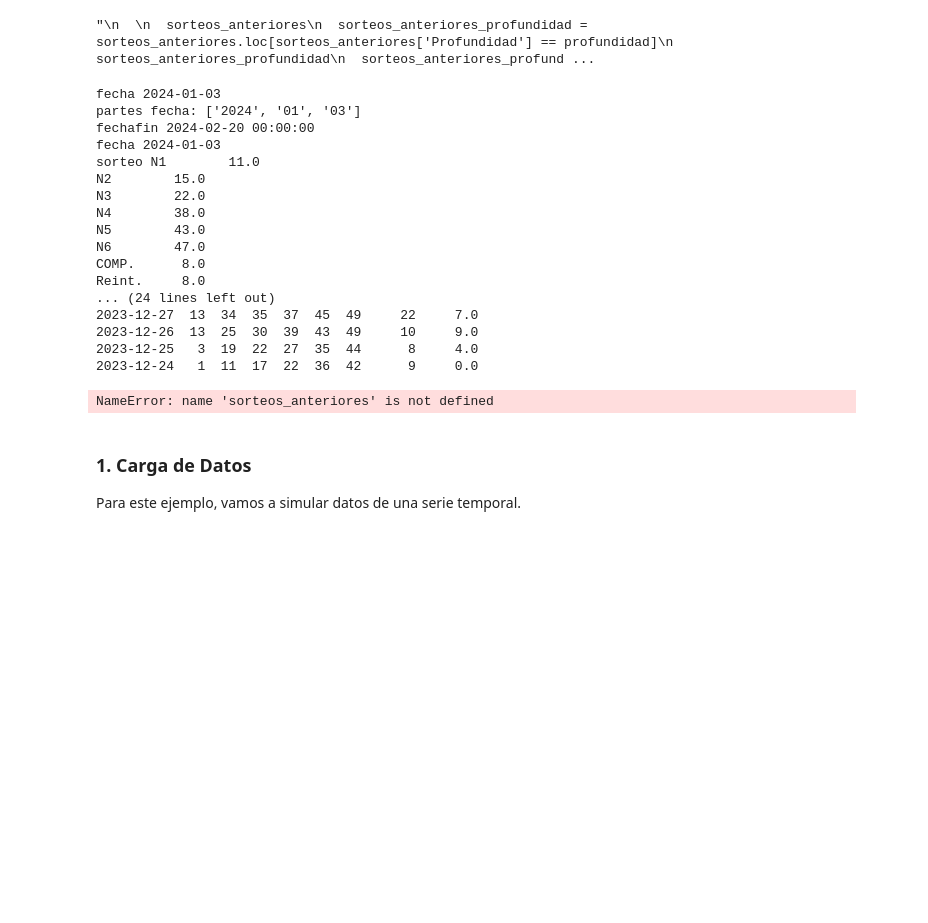
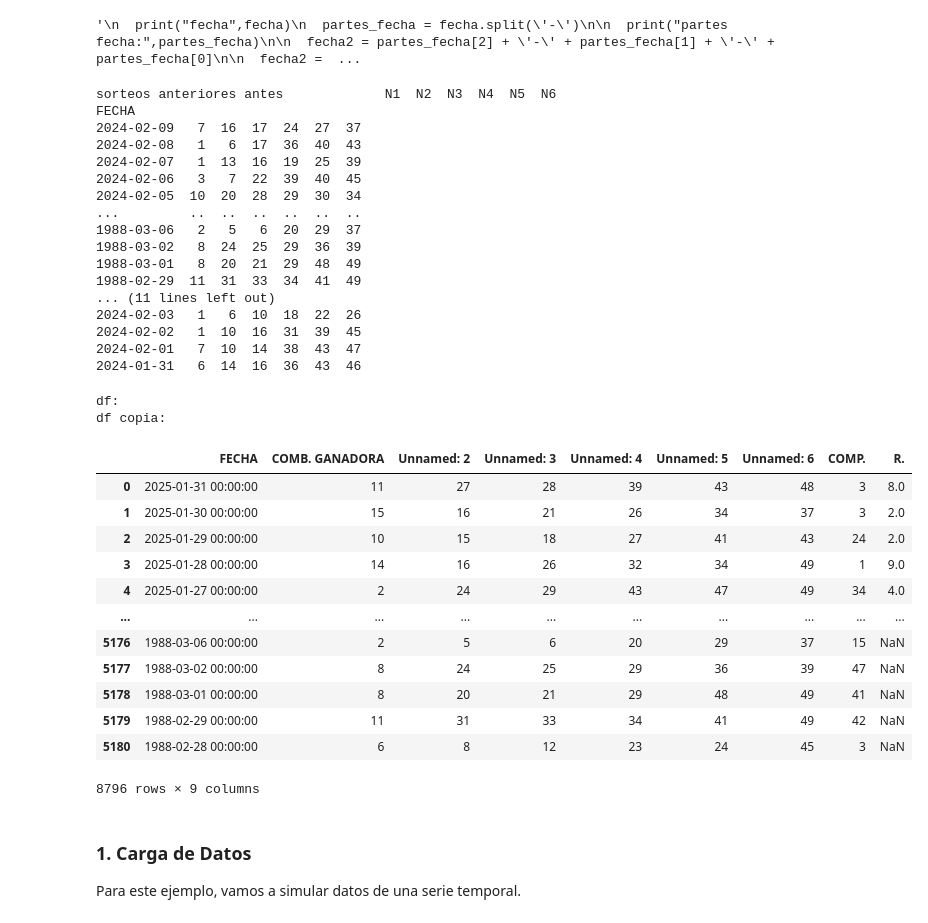
Before and after one commit to a-nt-1/jupyter2, a Jupyter notebook: prediccion_series_temporales_ai_2.ipynb, the cells around one changed output. Drawn from its saved outputs; the diff is of its cells as text; code cells hidden in the pictures; blank space fills up the shorter version.

```diff
--- a/prediccion_series_temporales_ai_2.ipynb
+++ b/prediccion_series_temporales_ai_2.ipynb
@@ -20,15 +20,20 @@ file = BytesIO(response.content)
 df1 = pd.read_excel(file, sheet_name="2013 a 2025")
 df2 = pd.read_excel(file, sheet_name="1988 a 2012")
 df = pd.concat([df1, df2])
+#dfcopia = df.copy()
+df.drop(["R.","COMP."], axis=1, inplace=True)
 
-df
+#print("df    :")
+#print(df)
 
+#print("df copia   :")
+#dfcopia
 # cambiamos el nombre de las columnas
 df.rename(columns={"COMB. GANADORA":"N1", "Unnamed: 2":"N2", "Unnamed: 3":"N3", "Unnamed: 4":"N4", "Unnamed: 5":"N5", "Unnamed: 6":"N6", "R.":"Reint."} , inplace=True)
 
 #cambiamos el tipo de dato de Reint a int32
 
-df.astype({'Reint.': 'int64'}, errors='ignore')
+#df.astype({'Reint.': 'int64'}, errors='ignore')
 df
 
 #eliminamos las celdas NaN solo las tuplas que tienen todos los valores NaN
@@ -113,32 +132,52 @@ def sorteo_profundidad (fecha, profundidad, n):
 
 '''
 # %% [output]
-"\n  \n  sorteos_anteriores\n  sorteos_anteriores_profundidad = sorteos_anteriores.loc[sorteos_anteriores['Profundidad'] == profundidad]\n  sorteos_anteriores_profundidad\n  sorteos_anteriores_profund ...
+'\n  print("fecha",fecha)\n  partes_fecha = fecha.split(\'-\')\n\n  print("partes fecha:",partes_fecha)\n\n  fecha2 = partes_fecha[2] + \'-\' + partes_fecha[1] + \'-\' + partes_fecha[0]\n\n  fecha2 =  ...
 # %%
-sorteo_profundidad ("2024-01-03", 10, 8)
+sorteo_profundidad ("2024-02-10", 10, 8)
 # %% [output]
-fecha 2024-01-03
-partes fecha: ['2024', '01', '03']
-fechafin 2024-02-20 00:00:00
-fecha 2024-01-03
-sorteo N1        11.0
-N2        15.0
-N3        22.0
-N4        38.0
-N5        43.0
-N6        47.0
-COMP.      8.0
-Reint.     8.0
-... (24 lines left out)
-2023-12-27  13  34  35  37  45  49     22     7.0
-2023-12-26  13  25  30  39  43  49     10     9.0
-2023-12-25   3  19  22  27  35  44      8     4.0
-2023-12-24   1  11  17  22  36  42      9     0.0
+sorteos anteriores antes             N1  N2  N3  N4  N5  N6
+FECHA
+2024-02-09   7  16  17  24  27  37
+2024-02-08   1   6  17  36  40  43
+2024-02-07   1  13  16  19  25  39
+2024-02-06   3   7  22  39  40  45
+2024-02-05  10  20  28  29  30  34
+...         ..  ..  ..  ..  ..  ..
+1988-03-06   2   5   6  20  29  37
+1988-03-02   8  24  25  29  36  39
+1988-03-01   8  20  21  29  48  49
+1988-02-29  11  31  33  34  41  49
+... (11 lines left out)
+2024-02-03   1   6  10  18  22  26
+2024-02-02   1  10  16  31  39  45
+2024-02-01   7  10  14  38  43  47
+2024-01-31   6  14  16  36  43  46
-# %%
-df
-print(sorteos_anteriores)
-# %% [output]
-NameError: name 'sorteos_anteriores' is not defined
+# %%
+print("df:")
+df
+
+print("df copia:")
+
+dfcopia
+
+#print(sorteos_anteriores)
+# %% [output]
+df:
+df copia:
+|  | FECHA | COMB. GANADORA | Unnamed: 2 | Unnamed: 3 | Unnamed: 4 | Unnamed: 5 | Unnamed: 6 | COMP. | R. |
+| 0 | 2025-01-31 00:00:00 | 11 | 27 | 28 | 39 | 43 | 48 | 3 | 8.0 |
+| 1 | 2025-01-30 00:00:00 | 15 | 16 | 21 | 26 | 34 | 37 | 3 | 2.0 |
+| 2 | 2025-01-29 00:00:00 | 10 | 15 | 18 | 27 | 41 | 43 | 24 | 2.0 |
+| 3 | 2025-01-28 00:00:00 | 14 | 16 | 26 | 32 | 34 | 49 | 1 | 9.0 |
+| 4 | 2025-01-27 00:00:00 | 2 | 24 | 29 | 43 | 47 | 49 | 34 | 4.0 |
+| ... | ... | ... | ... | ... | ... | ... | ... | ... | ... |
+| 5176 | 1988-03-06 00:00:00 | 2 | 5 | 6 | 20 | 29 | 37 | 15 | NaN |
+| 5177 | 1988-03-02 00:00:00 | 8 | 24 | 25 | 29 | 36 | 39 | 47 | NaN |
+| 5178 | 1988-03-01 00:00:00 | 8 | 20 | 21 | 29 | 48 | 49 | 41 | NaN |
+| 5179 | 1988-02-29 00:00:00 | 11 | 31 | 33 | 34 | 41 | 49 | 42 | NaN |
+| 5180 | 1988-02-28 00:00:00 | 6 | 8 | 12 | 23 | 24 | 45 | 3 | NaN |
+8796 rows × 9 columns
 # %% [markdown]
 ### 1. Carga de Datos
 Para este ejemplo, vamos a simular datos de una serie temporal.
```
Also changed, not shown: parts of 3 cells of this notebook.
